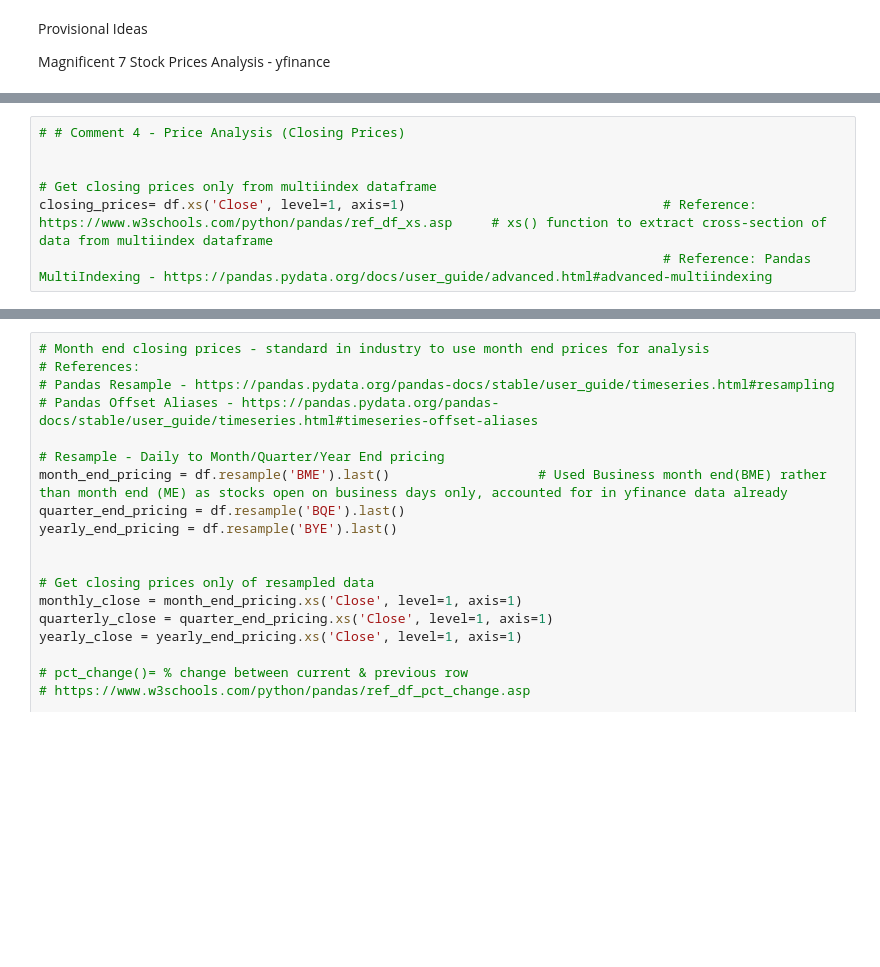
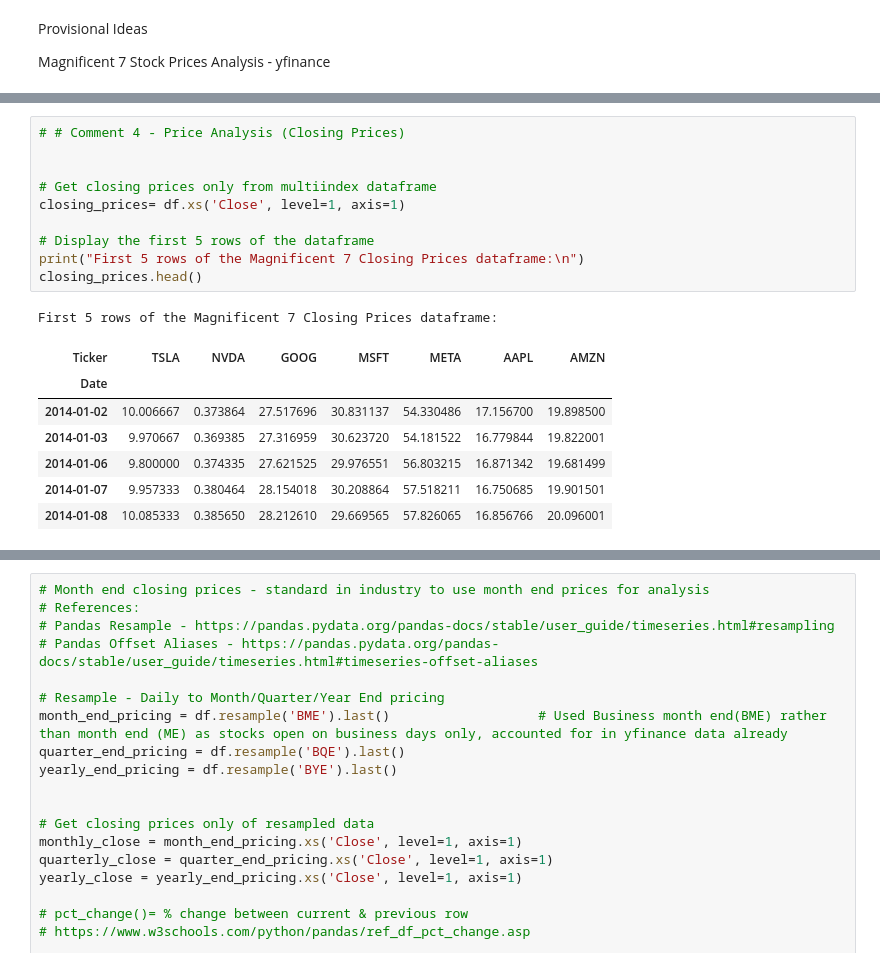
Before and after one commit to Mr-Scarf/programming-for-data-analytics, a Jupyter notebook: project/Project.ipynb, the cells around one changed output, grey strips where cells are left out. Drawn from its saved outputs; the diff is of its cells as text; blank space fills up the shorter version.

```diff
--- a/project/Project.ipynb
+++ b/project/Project.ipynb
@@ -234,7 +263,19 @@ We will now plot the closing prices for the seven stocks across the time horizon
 # %%
 # # Comment 4 - Price Analysis (Closing Prices)
 
 
 # Get closing prices only from multiindex dataframe
-closing_prices= df.xs('Close', level=1, axis=1)                                 # Reference:  https://www.w3schools.com/python/pandas/ref_df_xs.asp     # xs() function to extract cross-section of data from multiindex dataframe
-                                                                                # Reference: Pandas MultiIndexing - https://pandas.pydata.org/docs/user_guide/advanced.html#advanced-multiindexing
+closing_prices= df.xs('Close', level=1, axis=1)
+
+# Display the first 5 rows of the dataframe
+print("First 5 rows of the Magnificent 7 Closing Prices dataframe:\n")
+closing_prices.head()
+# %% [output]
+First 5 rows of the Magnificent 7 Closing Prices dataframe:
+| Ticker | TSLA | NVDA | GOOG | MSFT | META | AAPL | AMZN |
+| Date |  |  |  |  |  |  |  |
+| 2014-01-02 | 10.006667 | 0.373864 | 27.517696 | 30.831137 | 54.330486 | 17.156700 | 19.898500 |
+| 2014-01-03 | 9.970667 | 0.369385 | 27.316959 | 30.623720 | 54.181522 | 16.779844 | 19.822001 |
+| 2014-01-06 | 9.800000 | 0.374335 | 27.621525 | 29.976551 | 56.803215 | 16.871342 | 19.681499 |
+| 2014-01-07 | 9.957333 | 0.380464 | 28.154018 | 30.208864 | 57.518211 | 16.750685 | 19.901501 |
+| 2014-01-08 | 10.085333 | 0.385650 | 28.212610 | 29.669565 | 57.826065 | 16.856766 | 20.096001 |
```
Also changed, not shown: parts of 28 cells of this notebook, 1 other file.
